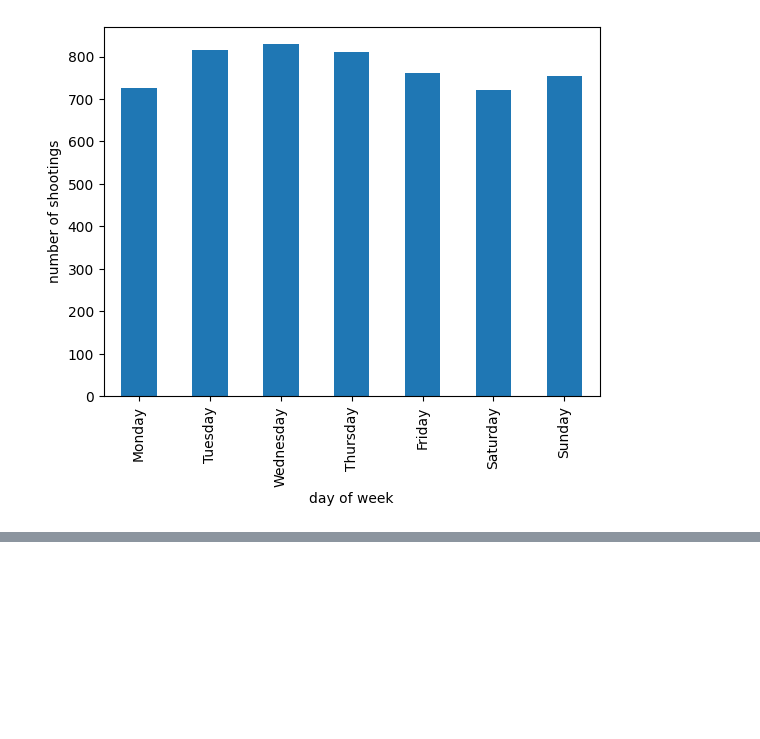
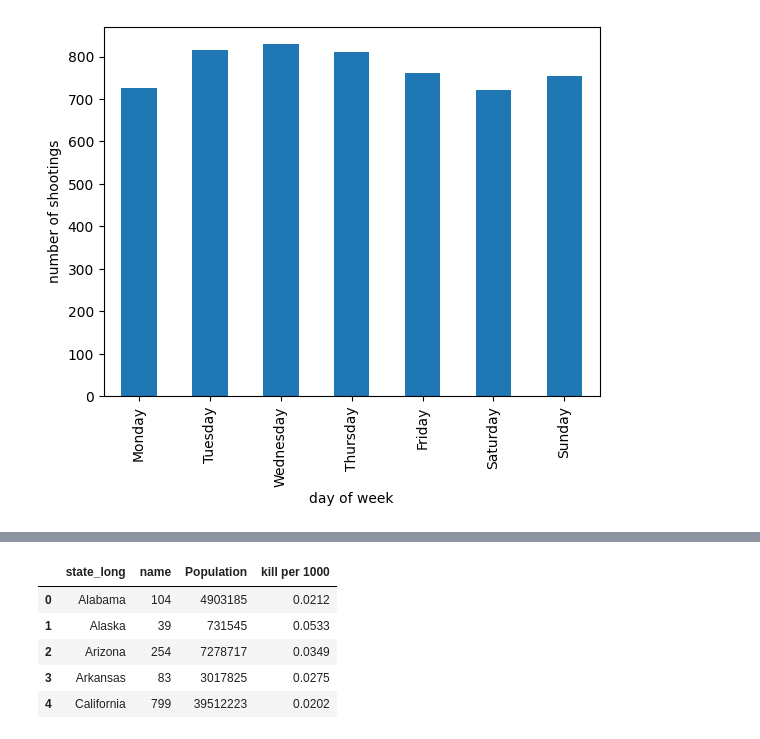
Before and after one commit to PiotrWitaszek/Crime, a Jupyter notebook: Crime.ipynb, the cells around one changed output, grey strips where cells are left out. Saved outputs shown, nothing was run; the diff lists cells and outputs as text; code cells hidden in the pictures; blank space fills up the shorter version.

```diff
--- a/Crime.ipynb
+++ b/Crime.ipynb
@@ -92,5 +92,4 @@ data3.plot(kind='bar', ylabel = 'number of shootings', xlabel = 'day of week')
 data4 = pd.read_html('https://simple.wikipedia.org/wiki/List_of_U.S._states_by_population', header=0)
 data4[0].head()
 data8=data4[0]
-data8
-# Population estimate, July 1, 2019[2]
+population = data8[['Population estimate, July 1, 2019[2]', 'State']].rename(columns={'Population estimate, July 1, 2019[2]':'Population', 'State':'state_long'})
@@ -185,0 +103,21 @@ dattta.columns.to_list()
+# %%
+def make_keys(n):
+    return [f'key{n}' for n in range(n)]
+left = df.copy()
+left['key'] = make_keys(5416)
+right = data12.copy()
+right['key'] = make_keys(69)
+
+
+df1=df.merge(data12, on='state', how='left')
+# %%
+def make_keys(n):
+    return [f'key{n}' for n in range(n)]
+left = df1.copy()
+left['key'] = make_keys(5416)
+right = population.copy()
+right['key'] = make_keys(60)
+
+
+df2=df1.merge(population, on='state_long', how='left')
+df2.head()
@@ -185,0 +131,3 @@ dattta.columns.to_list()
+# %%
+df3=df2.pivot_table(values = 'name',  index = ['state_long', 'Population'], aggfunc = 'count')
+df3.head()
@@ -185,0 +142,20 @@ dattta.columns.to_list()
+# %%
+def make_keys(n):
+    return [f'key{n}' for n in range(n)]
+left = df3.copy()
+left['key'] = make_keys(51)
+right = df2['Population'].copy()
+right['key'] = make_keys(60)
+
+
+df4=df3.merge(population, on='state_long', how='left')
+df4.head()
+df4['kill per 1000 ']=df4.apply(lambda x: x['name']/(x['Population']/1000), axis=1).round(4)
+df4.head()
+# %% [output]
+|  | state_long | name | Population | kill per 1000 |
+| 0 | Alabama | 104 | 4903185 | 0.0212 |
+| 1 | Alaska | 39 | 731545 | 0.0533 |
+| 2 | Arizona | 254 | 7278717 | 0.0349 |
+| 3 | Arkansas | 83 | 3017825 | 0.0275 |
+| 4 | California | 799 | 39512223 | 0.0202 |
```
Also changed, not shown: parts of 10 cells of this notebook.
